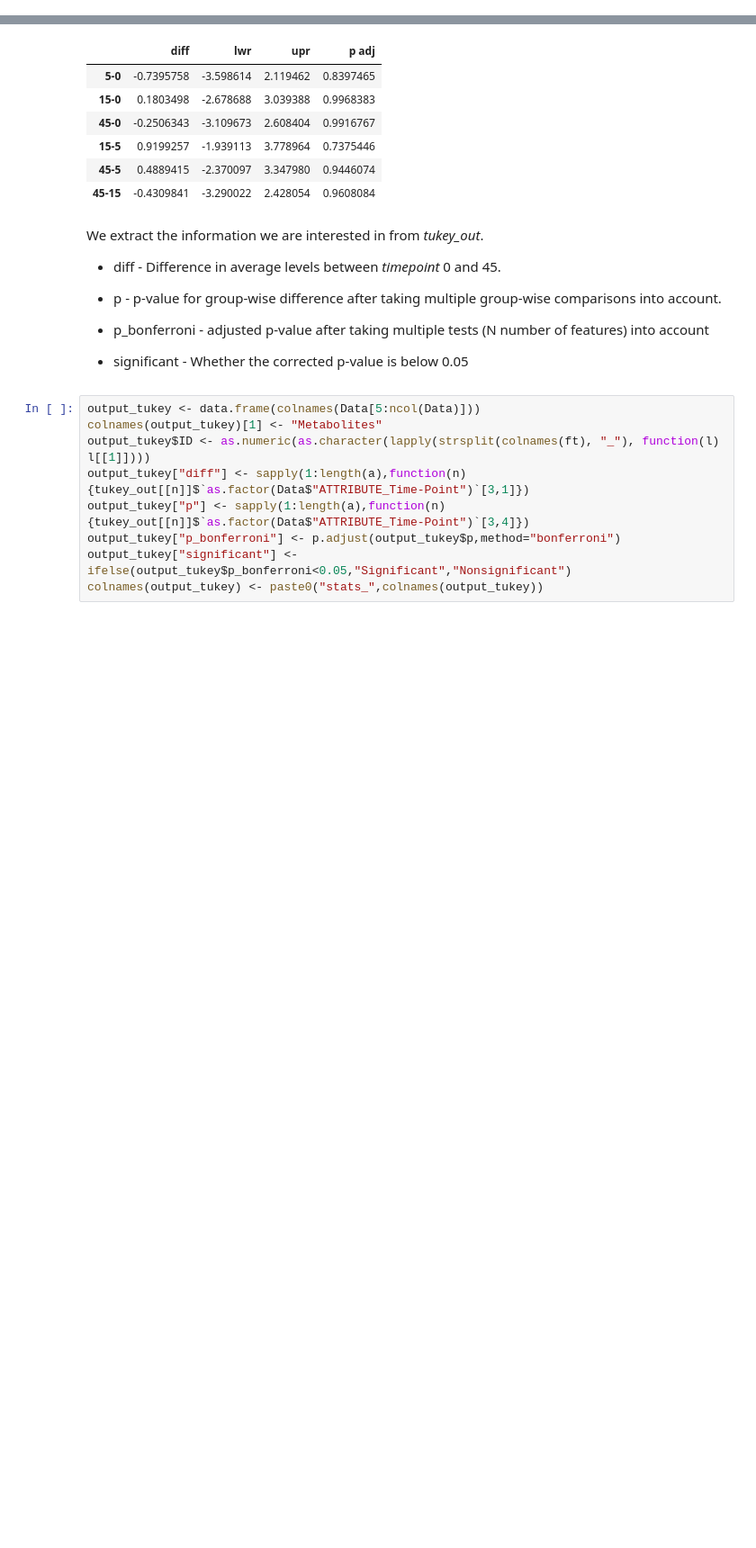
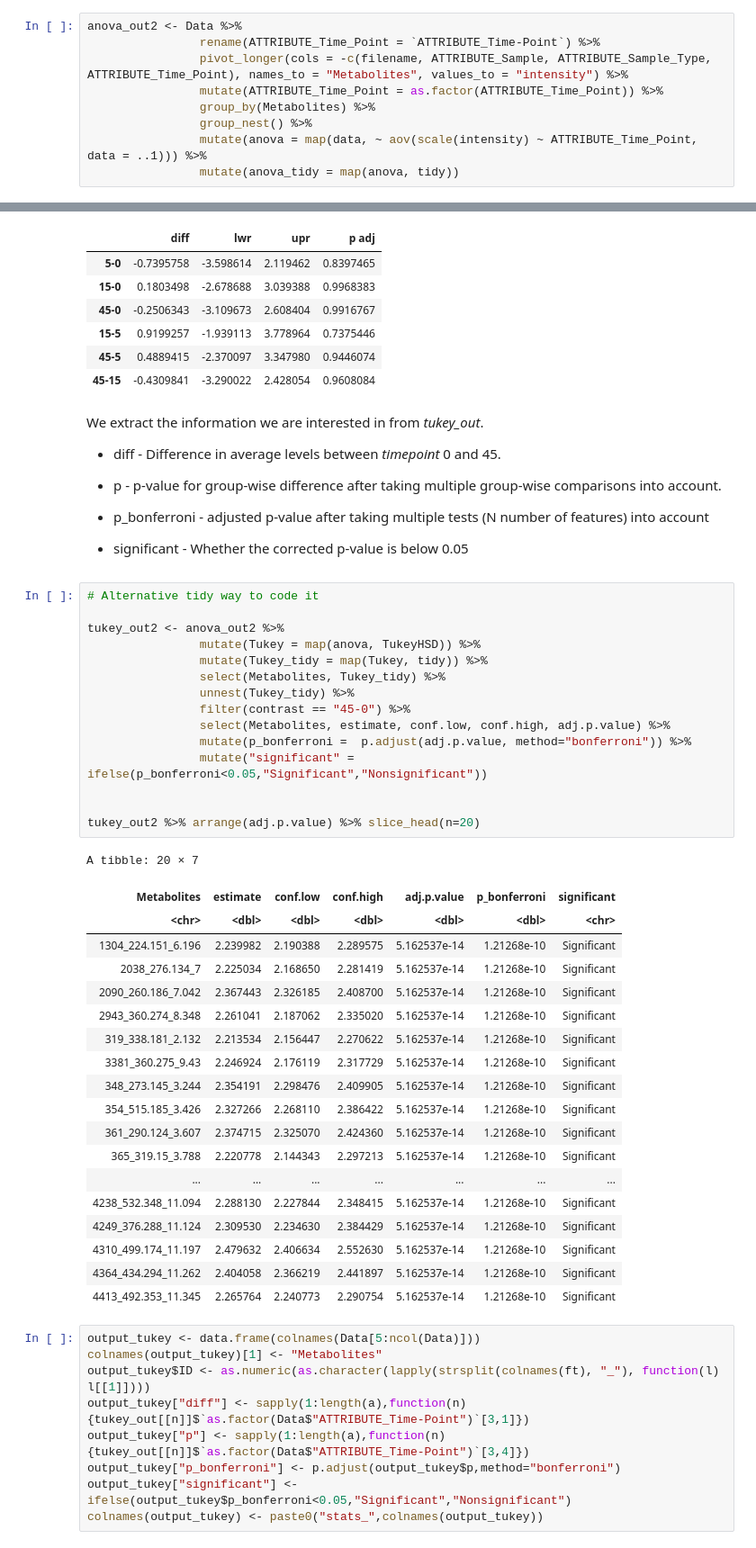
Before and after one commit to Functional-Metabolomics-Lab/FBMN-STATS, a Jupyter notebook: Notebooks/Univariate_stats.ipynb, the cells around one changed output, grey strips where cells are left out. Shown at 90% size. Saved outputs shown, nothing was run; the diff lists cells and outputs as text; blank space fills up the shorter version.

```diff
--- a/Notebooks/Univariate_stats.ipynb
+++ b/Notebooks/Univariate_stats.ipynb
@@ -212,0 +220,9 @@ A data.frame: 20 × 5
+# %%
+anova_out2 <- Data %>%
+                rename(ATTRIBUTE_Time_Point = `ATTRIBUTE_Time-Point`) %>%
+                pivot_longer(cols = -c(filename, ATTRIBUTE_Sample, ATTRIBUTE_Sample_Type, ATTRIBUTE_Time_Point), names_to = "Metabolites", values_to = "intensity") %>%
+                mutate(ATTRIBUTE_Time_Point = as.factor(ATTRIBUTE_Time_Point)) %>%
+                group_by(Metabolites) %>%
+                group_nest() %>%
+                mutate(anova = map(data, ~ aov(scale(intensity) ~ ATTRIBUTE_Time_Point, data = ..1))) %>%
+                mutate(anova_tidy = map(anova, tidy))
@@ -351,6 +398,41 @@ We extract the information we are interested in from *tukey_out*.
 * p_bonferroni - adjusted p-value after taking multiple tests (N number of features) into account
 
 * significant - Whether the corrected p-value is below 0.05
+# %%
+# Alternative tidy way to code it
+
+tukey_out2 <- anova_out2 %>%
+                mutate(Tukey = map(anova, TukeyHSD)) %>%
+                mutate(Tukey_tidy = map(Tukey, tidy)) %>%
+                select(Metabolites, Tukey_tidy) %>%
+                unnest(Tukey_tidy) %>%
+                filter(contrast == "45-0") %>%
+                select(Metabolites, estimate, conf.low, conf.high, adj.p.value) %>%
+                mutate(p_bonferroni =  p.adjust(adj.p.value, method="bonferroni")) %>%
+                mutate("significant" = ifelse(p_bonferroni<0.05,"Significant","Nonsignificant"))
+
+
+tukey_out2 %>% arrange(adj.p.value) %>% slice_head(n=20)
+# %% [output]
+A tibble: 20 × 7
+| Metabolites | estimate | conf.low | conf.high | adj.p.value | p_bonferroni | significant |
+| <chr> | <dbl> | <dbl> | <dbl> | <dbl> | <dbl> | <chr> |
+| 1304_224.151_6.196 | 2.239982 | 2.190388 | 2.289575 | 5.162537e-14 | 1.21268e-10 | Significant |
+| 2038_276.134_7 | 2.225034 | 2.168650 | 2.281419 | 5.162537e-14 | 1.21268e-10 | Significant |
+| 2090_260.186_7.042 | 2.367443 | 2.326185 | 2.408700 | 5.162537e-14 | 1.21268e-10 | Significant |
+| 2943_360.274_8.348 | 2.261041 | 2.187062 | 2.335020 | 5.162537e-14 | 1.21268e-10 | Significant |
+| 319_338.181_2.132 | 2.213534 | 2.156447 | 2.270622 | 5.162537e-14 | 1.21268e-10 | Significant |
+| 3381_360.275_9.43 | 2.246924 | 2.176119 | 2.317729 | 5.162537e-14 | 1.21268e-10 | Significant |
+| 348_273.145_3.244 | 2.354191 | 2.298476 | 2.409905 | 5.162537e-14 | 1.21268e-10 | Significant |
+| 354_515.185_3.426 | 2.327266 | 2.268110 | 2.386422 | 5.162537e-14 | 1.21268e-10 | Significant |
+| 361_290.124_3.607 | 2.374715 | 2.325070 | 2.424360 | 5.162537e-14 | 1.21268e-10 | Significant |
+| 365_319.15_3.788 | 2.220778 | 2.144343 | 2.297213 | 5.162537e-14 | 1.21268e-10 | Significant |
+| ... | ... | ... | ... | ... | ... | ... |
+| 4238_532.348_11.094 | 2.288130 | 2.227844 | 2.348415 | 5.162537e-14 | 1.21268e-10 | Significant |
+| 4249_376.288_11.124 | 2.309530 | 2.234630 | 2.384429 | 5.162537e-14 | 1.21268e-10 | Significant |
+| 4310_499.174_11.197 | 2.479632 | 2.406634 | 2.552630 | 5.162537e-14 | 1.21268e-10 | Significant |
+| 4364_434.294_11.262 | 2.404058 | 2.366219 | 2.441897 | 5.162537e-14 | 1.21268e-10 | Significant |
+| 4413_492.353_11.345 | 2.265764 | 2.240773 | 2.290754 | 5.162537e-14 | 1.21268e-10 | Significant |
 # %%
 output_tukey <- data.frame(colnames(Data[5:ncol(Data)]))
 colnames(output_tukey)[1] <- "Metabolites"
```
Also changed, not shown: parts of 12 cells of this notebook.
